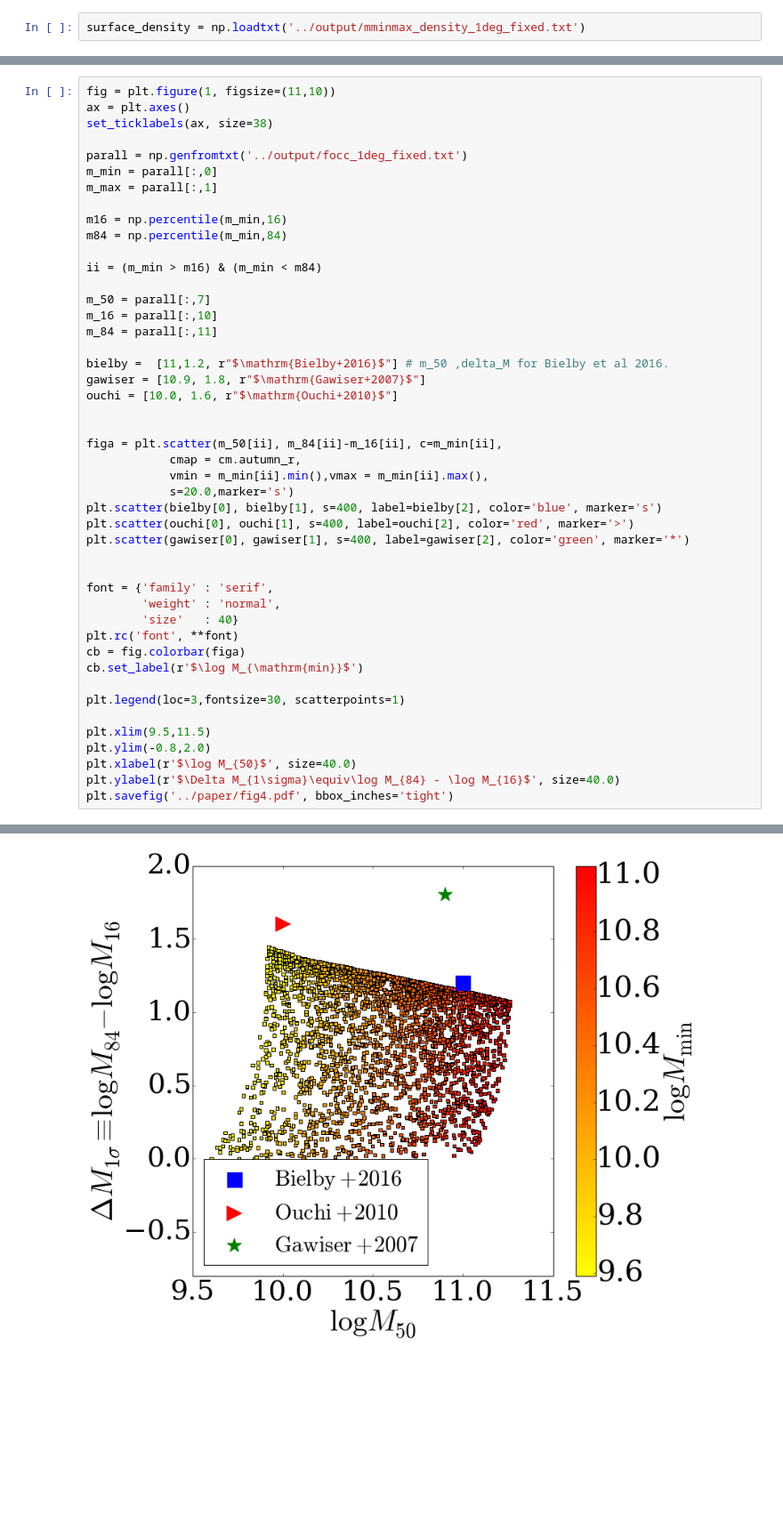
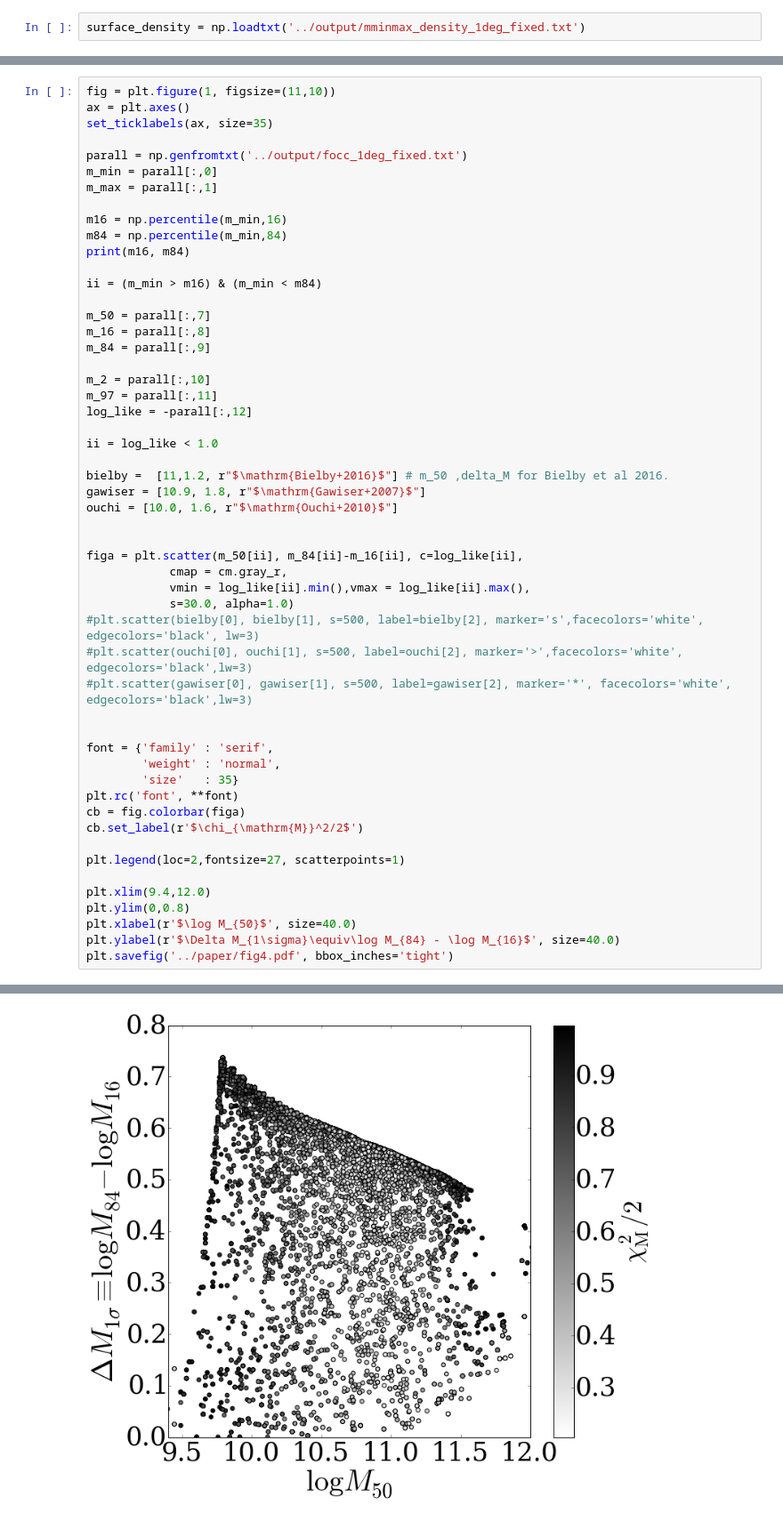
Before and after one commit to astroandes/LAEsBayes, a Jupyter notebook: code/paper_plots.ipynb, the cells around one changed output, grey strips where cells are left out. Shown at 89% size. Cells and saved outputs as stored; diff of their text form; blank space fills up the shorter version.

Commit message:
updated figures

```diff
--- a/code/paper_plots.ipynb
+++ b/code/paper_plots.ipynb
@@ -113,7 +113,7 @@ plt.savefig('../paper/fig5.pdf', bbox_inches='tight')
 # %%
 fig = plt.figure(1, figsize=(11,10))
 ax = plt.axes()
-set_ticklabels(ax, size=38)
+set_ticklabels(ax, size=35)
 
 parall = np.genfromtxt('../output/focc_1deg_fixed.txt')
 m_min = parall[:,0]
@@ -121,38 +121,45 @@ m_max = parall[:,1]
 
 m16 = np.percentile(m_min,16)
 m84 = np.percentile(m_min,84)
+print(m16, m84)
 
 ii = (m_min > m16) & (m_min < m84)
 
 m_50 = parall[:,7]
-m_16 = parall[:,10]
-m_84 = parall[:,11]
+m_16 = parall[:,8]
+m_84 = parall[:,9]
+
+m_2 = parall[:,10]
+m_97 = parall[:,11]
+log_like = -parall[:,12]
+
+ii = log_like < 1.0
 
 bielby =  [11,1.2, r"$\mathrm{Bielby+2016}$"] # m_50 ,delta_M for Bielby et al 2016.
 gawiser = [10.9, 1.8, r"$\mathrm{Gawiser+2007}$"]
 ouchi = [10.0, 1.6, r"$\mathrm{Ouchi+2010}$"]
 
 
-figa = plt.scatter(m_50[ii], m_84[ii]-m_16[ii], c=m_min[ii],
-            cmap = cm.autumn_r,
-            vmin = m_min[ii].min(),vmax = m_min[ii].max(),
-            s=20.0,marker='s')
-plt.scatter(bielby[0], bielby[1], s=400, label=bielby[2], color='blue', marker='s')
-plt.scatter(ouchi[0], ouchi[1], s=400, label=ouchi[2], color='red', marker='>')
-plt.scatter(gawiser[0], gawiser[1], s=400, label=gawiser[2], color='green', marker='*')
+figa = plt.scatter(m_50[ii], m_84[ii]-m_16[ii], c=log_like[ii],
+            cmap = cm.gray_r,
+            vmin = log_like[ii].min(),vmax = log_like[ii].max(),
+            s=30.0, alpha=1.0)
+#plt.scatter(bielby[0], bielby[1], s=500, label=bielby[2], marker='s',facecolors='white', edgecolors='black', lw=3)
+#plt.scatter(ouchi[0], ouchi[1], s=500, label=ouchi[2], marker='>',facecolors='white', edgecolors='black',lw=3)
+#plt.scatter(gawiser[0], gawiser[1], s=500, label=gawiser[2], marker='*', facecolors='white', edgecolors='black',lw=3)
 
 
 font = {'family' : 'serif',
         'weight' : 'normal',
-        'size'   : 40}
+        'size'   : 35}
 plt.rc('font', **font)
 cb = fig.colorbar(figa)
-cb.set_label(r'$\log M_{\mathrm{min}}$')
+cb.set_label(r'$\chi_{\mathrm{M}}^2/2$')
 
-plt.legend(loc=3,fontsize=30, scatterpoints=1)
+plt.legend(loc=2,fontsize=27, scatterpoints=1)
 
-plt.xlim(9.5,11.5)
-plt.ylim(-0.8,2.0)
+plt.xlim(9.4,12.0)
+plt.ylim(0,0.8)
 plt.xlabel(r'$\log M_{50}$', size=40.0)
 plt.ylabel(r'$\Delta M_{1\sigma}\equiv\log M_{84} - \log M_{16}$', size=40.0)
 plt.savefig('../paper/fig4.pdf', bbox_inches='tight')
@@ -160 +168 @@ plt.savefig('../paper/fig4.pdf', bbox_inches='tight')
-[figure, old version]
+[figure, new version]
```
Also changed, not shown: parts of 4 cells of this notebook, 3 other files.
